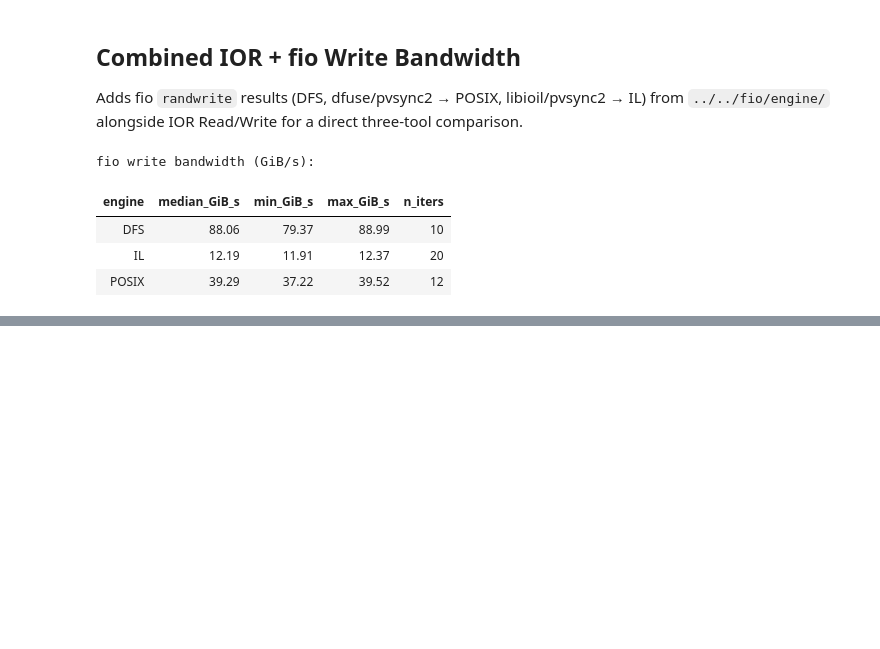
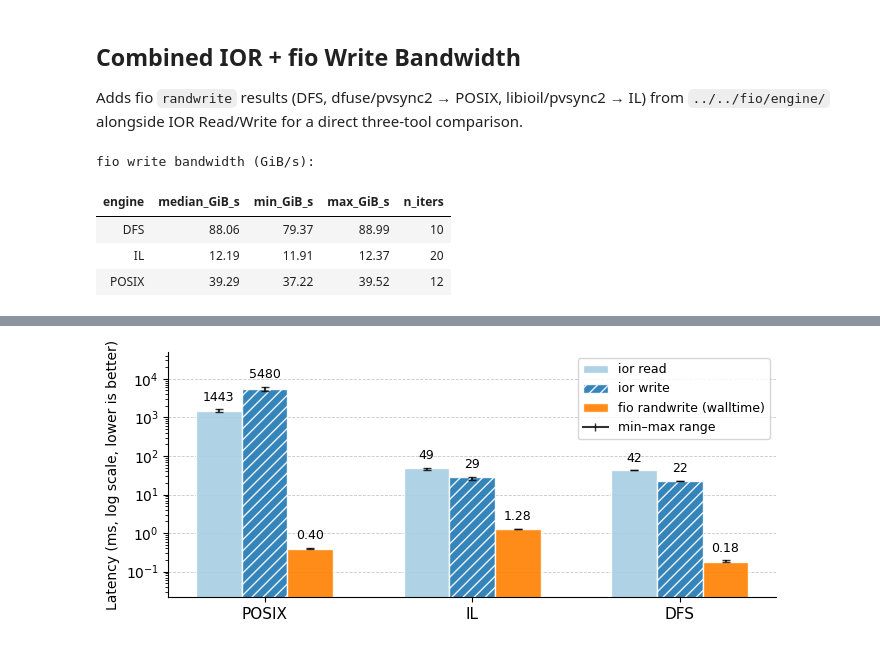
Before and after one commit to cissieAB/pdsw26_daos-bench, a Jupyter notebook: results/aurora/ior/engine/ior_engine_analysis.ipynb, the cells around one changed output, grey strips where cells are left out. Drawn from its saved outputs; the diff is of its cells as text; code cells hidden in the pictures; blank space fills up the shorter version.

```diff
--- a/results/aurora/ior/engine/ior_engine_analysis.ipynb
+++ b/results/aurora/ior/engine/ior_engine_analysis.ipynb
@@ -336,0 +575,70 @@ plt.show()
+# %%
+engines_order = ["POSIX", "IL", "DFS"]
+paired = sns.color_palette("Paired", 12)
+
+SERIES = [
+    ("ior read",  "read",  "ior", paired[0], ""),     # light blue
+    ("ior write", "write", "ior", paired[1], "///"),     # dark blue
+    ("fio randwrite (walltime)", "write", "fio", paired[7], ""),
+]
+
+x     = np.arange(len(engines_order))
+bar_w = 0.22
+n_s   = len(SERIES)
+offsets = np.linspace(-(n_s - 1) / 2, (n_s - 1) / 2, n_s) * bar_w
+
+fig, ax = plt.subplots(figsize=(7, 3))
+
+for offset, (label, access, source, color, hatch) in zip(offsets, SERIES):
+    if source == "ior":
+        sub = (
+            lat_cmp_df[lat_cmp_df["access"] == access]
+            .set_index("engine")
+            .reindex(engines_order)
+        )
+        medians = sub["median_ms"].values
+        mins    = sub["min_ms"].values
+        maxs    = sub["max_ms"].values
+    else:
+        sub = fio_lat_stats.set_index("engine").reindex(engines_order)
+        medians = sub["median_ms"].values
+        mins    = sub["min_ms"].values
+        maxs    = sub["max_ms"].values
+
+    xs   = x + offset
+    bars = ax.bar(xs, medians, width=bar_w, color=color, hatch=hatch,
+                  label=label, edgecolor="white", alpha=0.9)
+    ax.errorbar(xs, medians,
+                yerr=[medians - mins, maxs - medians],
+                fmt="none", ecolor="black", capsize=3, linewidth=1.5, alpha=0.8)
+
+    for bar, val, mx in zip(bars, medians, maxs):
+        fmt = f"{val:.2f}" if val < 10 else f"{val:.0f}"
+        ax.annotate(
+            fmt,
+            xy=(bar.get_x() + bar.get_width() / 2, mx),
+            xytext=(0, 4), textcoords="offset points",
+            ha="center", va="bottom", fontsize=9, color="black",
+        )
+
+ax.set_xticks(x)
+ax.set_xticklabels(engines_order, fontsize=11)
+ax.set_yscale("log")
+ax.set_ylabel("Latency (ms, log scale, lower is better)")
+ax.margins(y=0.2)
+
+from matplotlib.lines import Line2D
+eb_handle = Line2D([0], [0], color="black", linewidth=1.5, alpha=0.8,
+                   marker="|", markersize=6, label="min–max range")
+handles, labels = ax.get_legend_handles_labels()
+ax.legend(handles + [eb_handle], labels + ["min–max range"], fontsize=9)
+
+ax.yaxis.grid(True, which="major", linestyle="--", linewidth=0.6, alpha=0.7)
+ax.set_axisbelow(True)
+ax.spines[["top", "right"]].set_visible(False)
+
+fig.tight_layout()
+plt.savefig("iorAndfio_engine-lat-cmp.pdf", bbox_inches="tight")
+plt.show()
+# %% [output]
+[figure, added]
```
Also changed, not shown: parts of 10 cells of this notebook, 3 other files.
